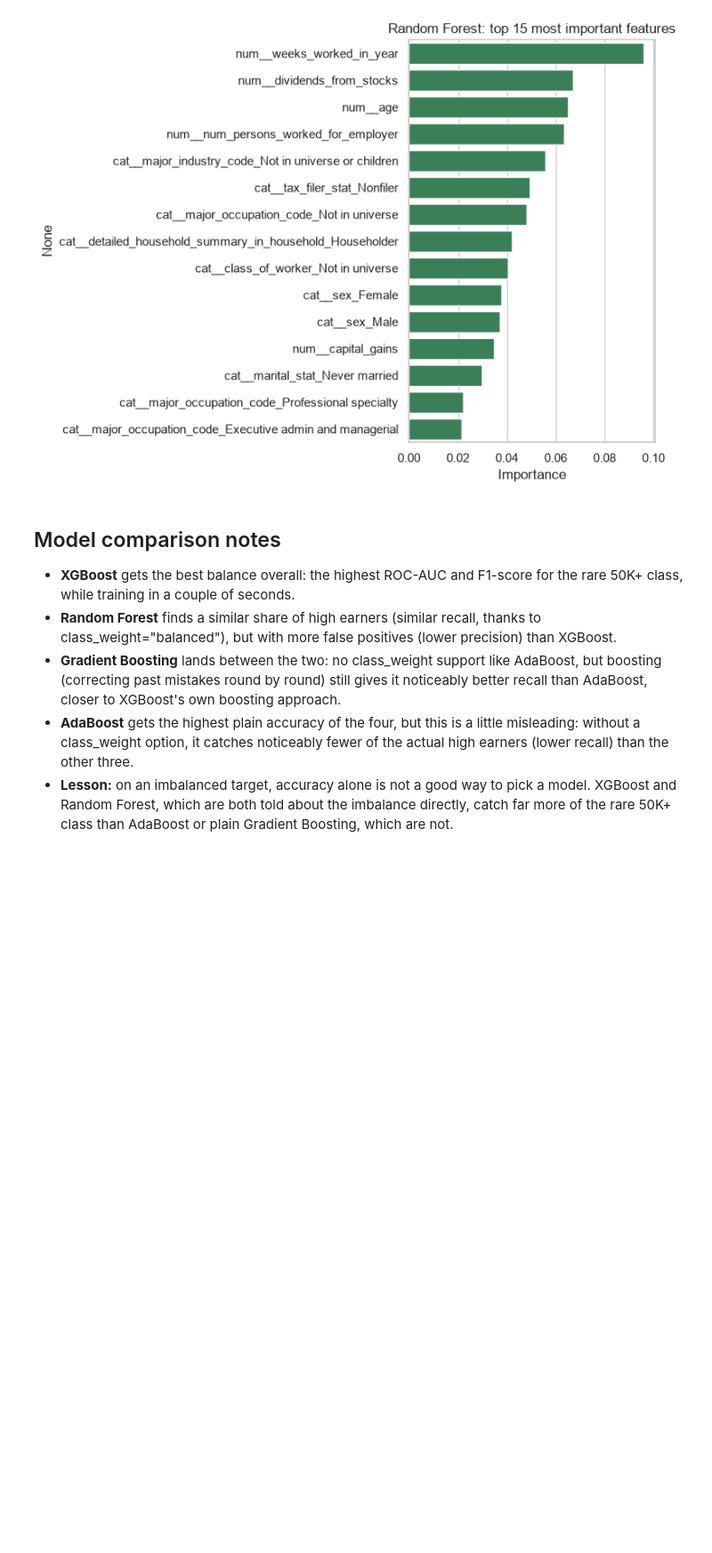
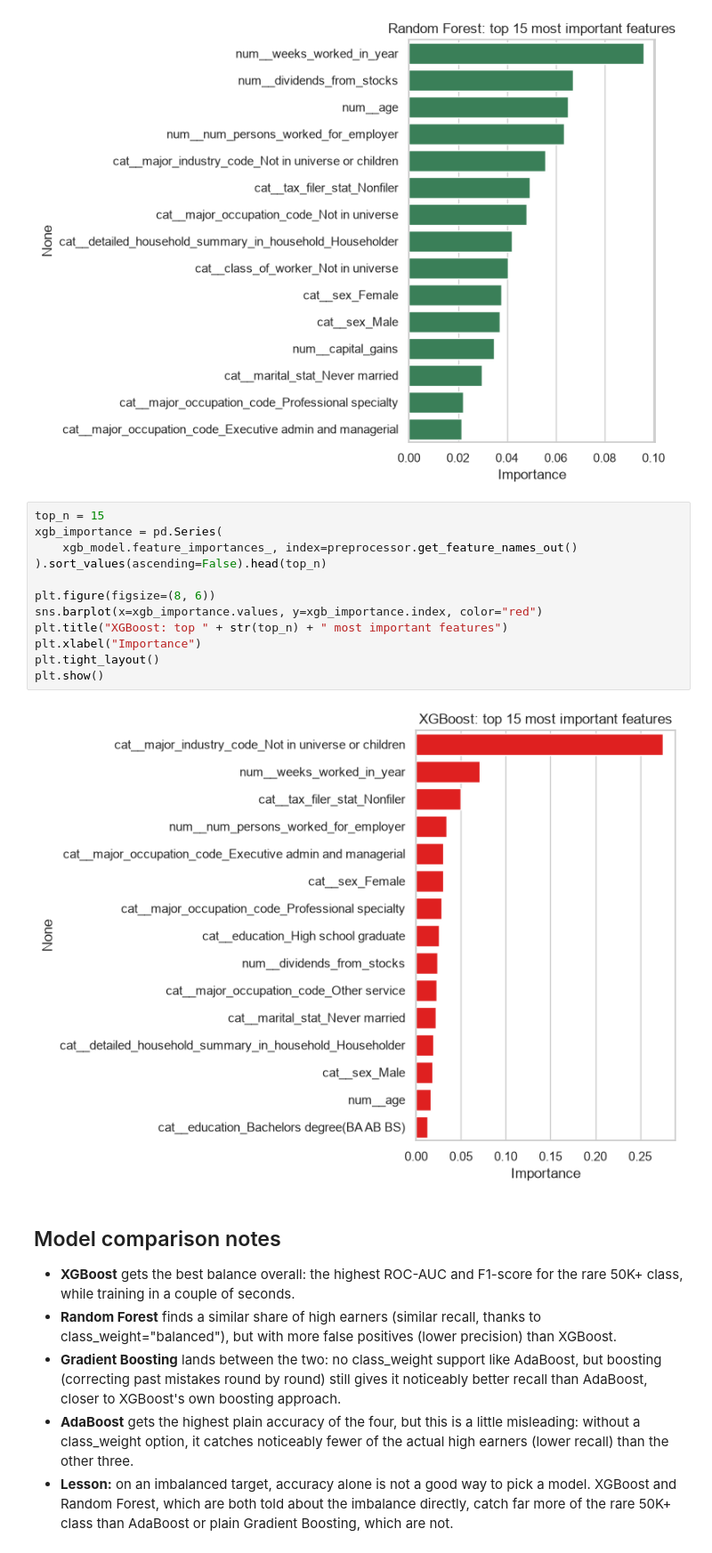
Before and after one commit to divyanshchaurasiya728-debug/Task-3, a Jupyter notebook: task-3.ipynb, the cells around one changed output. Shown at 89% size. Drawn from its saved outputs; the diff is of its cells as text; blank space fills up the shorter version.

```diff
--- a/task-3.ipynb
+++ b/task-3.ipynb
@@ -949,6 +972,20 @@ plt.tight_layout()
 plt.show()
 # %% [output]
 [figure]
+# %%
+top_n = 15
+xgb_importance = pd.Series(
+    xgb_model.feature_importances_, index=preprocessor.get_feature_names_out()
+).sort_values(ascending=False).head(top_n)
+
+plt.figure(figsize=(8, 6))
+sns.barplot(x=xgb_importance.values, y=xgb_importance.index, color="red")
+plt.title("XGBoost: top " + str(top_n) + " most important features")
+plt.xlabel("Importance")
+plt.tight_layout()
+plt.show()
+# %% [output]
+[figure, added]
 # %% [markdown]
 ## Model comparison notes
 - **XGBoost** gets the best balance overall: the highest ROC-AUC and F1-score for the rare 50K+ class, while training in a couple of seconds.
```
Also changed, not shown: parts of 8 cells of this notebook, 4 other files.
